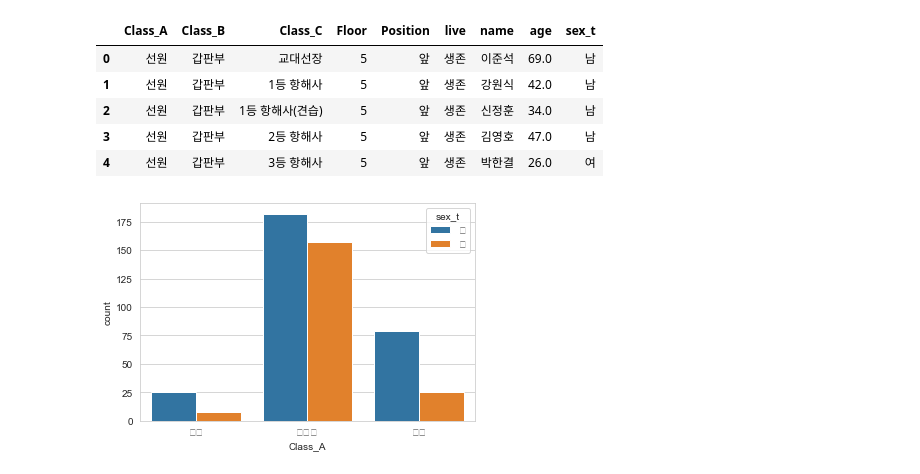
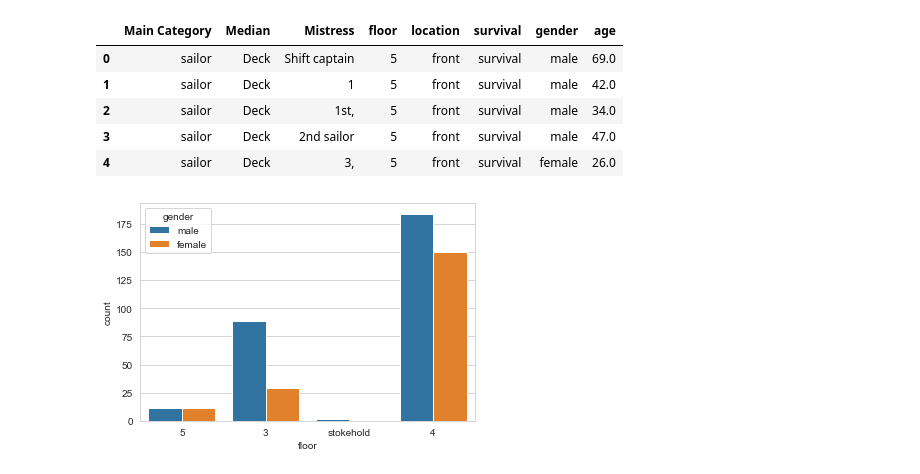
Before and after one commit to ljae/Moon, a Jupyter notebook: _ipynbs/Sewol_analysis.ipynb, the cells around one changed output. Drawn from its saved outputs; the diff is of its cells as text; code cells hidden in the pictures.

```diff
--- a/_ipynbs/Sewol_analysis.ipynb
+++ b/_ipynbs/Sewol_analysis.ipynb
@@ -4,23 +4,40 @@ import pandas as pd # data processing, CSV file I/O (e.g. pd.read_csv)
 import seaborn as sns
 import matplotlib.pyplot as plt
 import matplotlib as mpl
-Sewol = pd.read_csv('./sewol.csv')
-Sewol.columns = ["Class_A","Class_B","Class_C","Floor","Position","live","sex","sex_p","name","age","etc","info","info_1","info_2","info_3","info_4"]
-Sewol = Sewol.iloc[:,:10]
-Sewol = Sewol.fillna({'age':np.round(Sewol['age'].mean()),'Position':Sewol['Position'].mode()[0],'Class_B':Sewol['Class_B'].mode()[0],'Class_C':Sewol['Class_C'].mode()[0]})
-Sewol['sex_t'] = np.where(pd.isnull(Sewol['sex']),Sewol['sex_p'],Sewol['sex'])
-Sewol = Sewol.drop(['sex','sex_p'],axis=1)
+import googletrans
+from googletrans import Translator
+Sewol_kr = pd.read_csv('./sewol.csv',encoding='utf-8')
+translator = Translator()
+# make a deep copy of the data frame
+Sewol = Sewol_kr.copy()
+# translate columns' name using rename function
+Sewol.rename(columns=lambda x: translator.translate(x).text, inplace=True)
+Sewol['gender'] = np.where(pd.notnull(Sewol['gender']),Sewol['gender'],Sewol['Gender estimation'])
+Sewol = Sewol.drop(['Gender estimation'],axis=1)
+Sewol = Sewol.iloc[:,:7]
+translations = {}
+for column in Sewol.columns:
+    # unique elements of the column
+    unique_elements = Sewol[column].unique()
+    for element in unique_elements:
+        # add translation to the dictionary
+        translations[element] = translator.translate(element).text
+Sewol.replace(translations, inplace = True)
+Sewol['age'] = Sewol_kr['나이']
+Sewol.rename(columns = {'Lifewater' : 'survival'}, inplace = True)
 Sewol.head()
 # %% [output]
-|  | Class_A | Class_B | Class_C | Floor | Position | live | name | age | sex_t |
-| 0 | 선원 | 갑판부 | 교대선장 | 5 | 앞 | 생존 | 이준석 | 69.0 | 남 |
-| 1 | 선원 | 갑판부 | 1등 항해사 | 5 | 앞 | 생존 | 강원식 | 42.0 | 남 |
-| 2 | 선원 | 갑판부 | 1등 항해사(견습) | 5 | 앞 | 생존 | 신정훈 | 34.0 | 남 |
-| 3 | 선원 | 갑판부 | 2등 항해사 | 5 | 앞 | 생존 | 김영호 | 47.0 | 남 |
-| 4 | 선원 | 갑판부 | 3등 항해사 | 5 | 앞 | 생존 | 박한결 | 26.0 | 여 |
+|  | Main Category | Median | Mistress | floor | location | survival | gender | age |
+| 0 | sailor | Deck | Shift captain | 5 | front | survival | male | 69.0 |
+| 1 | sailor | Deck | 1 | 5 | front | survival | male | 42.0 |
+| 2 | sailor | Deck | 1st, | 5 | front | survival | male | 34.0 |
+| 3 | sailor | Deck | 2nd sailor | 5 | front | survival | male | 47.0 |
+| 4 | sailor | Deck | 3, | 5 | front | survival | female | 26.0 |
 # %%
+Sewol['age'] = Sewol['age'].fillna(np.round(Sewol['age'].mean()))
+
 sns.set_style('whitegrid')
-sns.countplot(x="Class_A", hue="sex_t", data=Sewol)
+sns.countplot(x="floor", hue="gender", data=Sewol)
 plt.show()
 # %% [output]
-[figure, old version]
+[figure, new version]
```
Also changed, not shown: parts of 5 cells of this notebook, 2 other files.
